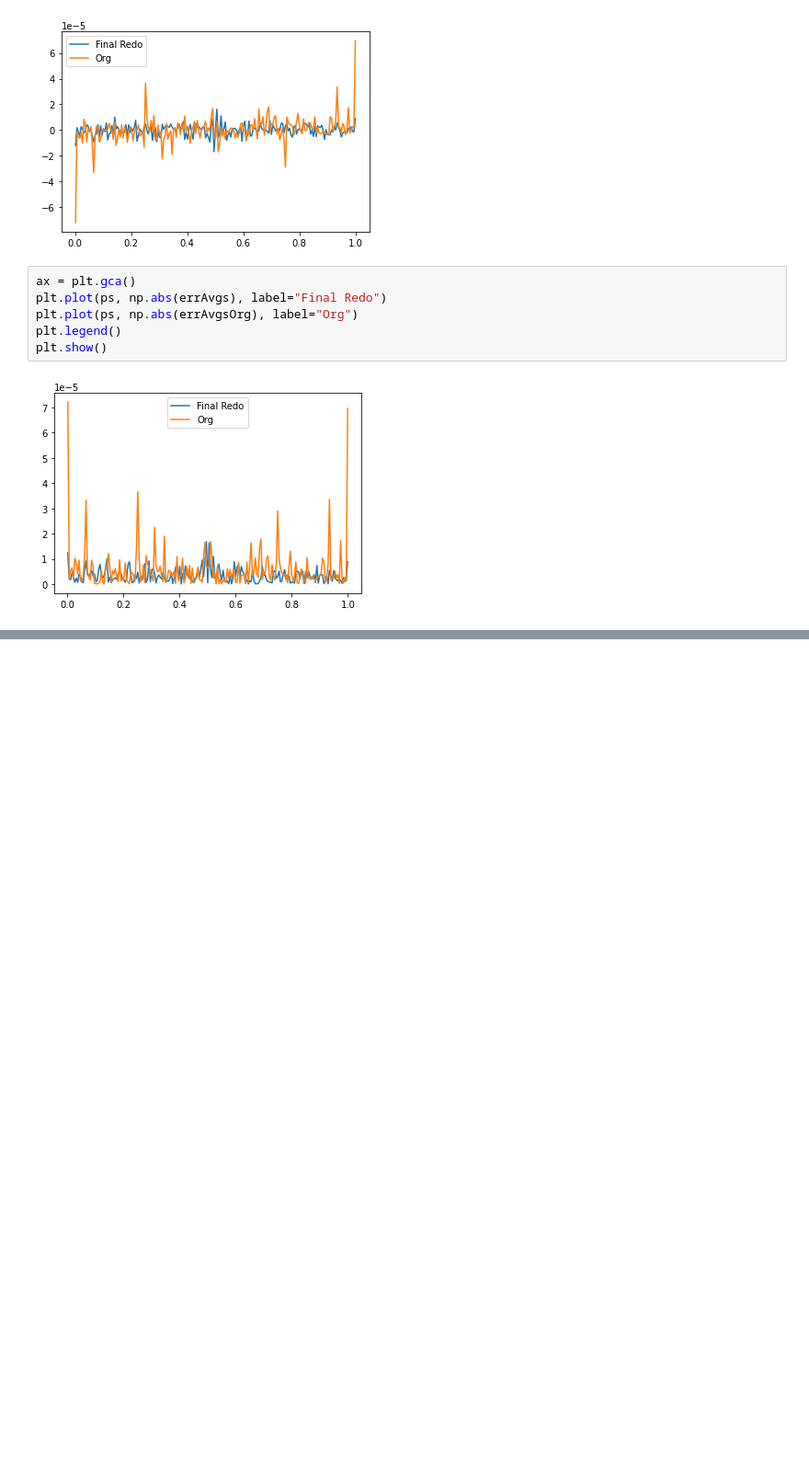
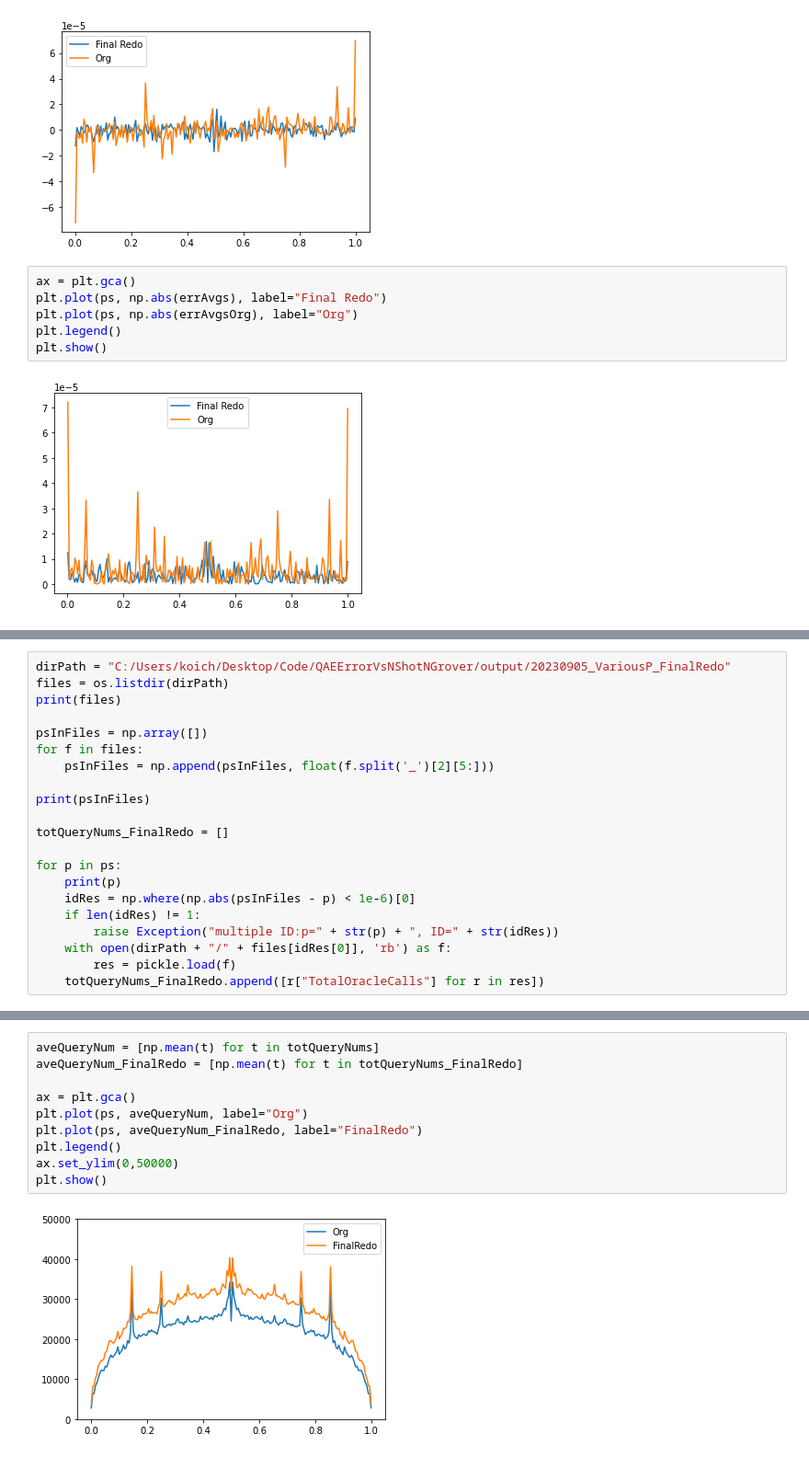
Before and after one commit to Koichi-Miyamoto/QAEErrorVsNShotNGrover, a Jupyter notebook: IQAEBinom_ForVariousPTrue_FinalRoundRedo.ipynb, the cells around one changed output, grey strips where cells are left out. Shown at 92% size. Saved outputs shown, nothing was run; the diff lists cells and outputs as text; blank space fills up the shorter version.

```diff
--- a/IQAEBinom_ForVariousPTrue_FinalRoundRedo.ipynb
+++ b/IQAEBinom_ForVariousPTrue_FinalRoundRedo.ipynb
@@ -271,0 +313,21 @@ plt.show()
+# %%
+dirPath = "C:/Users/koich/Desktop/Code/QAEErrorVsNShotNGrover/output/20230905_VariousP_FinalRedo"
+files = os.listdir(dirPath)
+print(files)
+
+psInFiles = np.array([])
+for f in files:
+    psInFiles = np.append(psInFiles, float(f.split('_')[2][5:]))
+
+print(psInFiles)
+
+totQueryNums_FinalRedo = []
+
+for p in ps:
+    print(p)
+    idRes = np.where(np.abs(psInFiles - p) < 1e-6)[0]
+    if len(idRes) != 1:
+        raise Exception("multiple ID:p=" + str(p) + ", ID=" + str(idRes))
+    with open(dirPath + "/" + files[idRes[0]], 'rb') as f:
+        res = pickle.load(f)
+    totQueryNums_FinalRedo.append([r["TotalOracleCalls"] for r in res])
@@ -271,0 +352,12 @@ plt.show()
+# %%
+aveQueryNum = [np.mean(t) for t in totQueryNums]
+aveQueryNum_FinalRedo = [np.mean(t) for t in totQueryNums_FinalRedo]
+
+ax = plt.gca()
+plt.plot(ps, aveQueryNum, label="Org")
+plt.plot(ps, aveQueryNum_FinalRedo, label="FinalRedo")
+plt.legend()
+ax.set_ylim(0,50000)
+plt.show()
+# %% [output]
+[figure, added]
```
Also changed, not shown: parts of 4 cells of this notebook, 6 other files.
